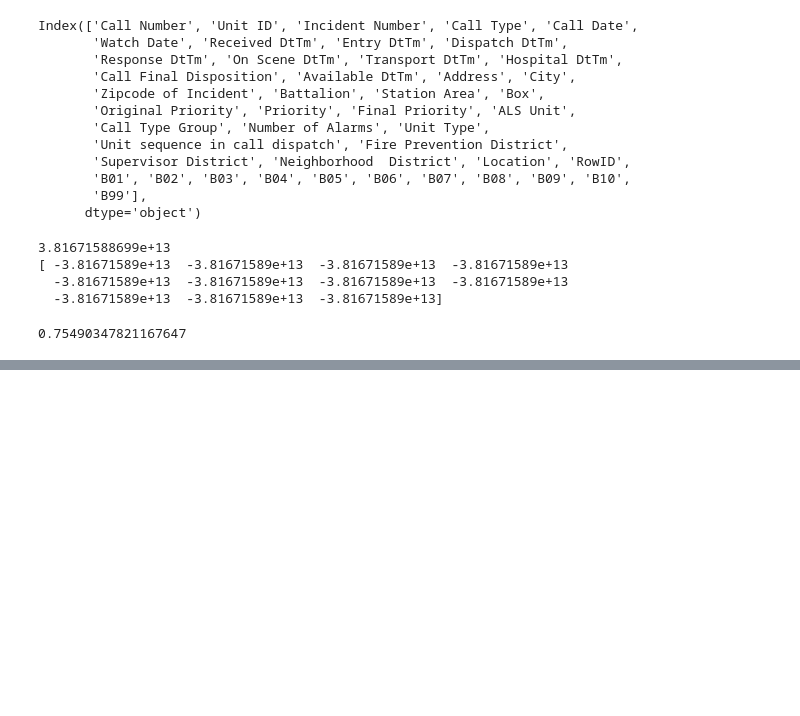
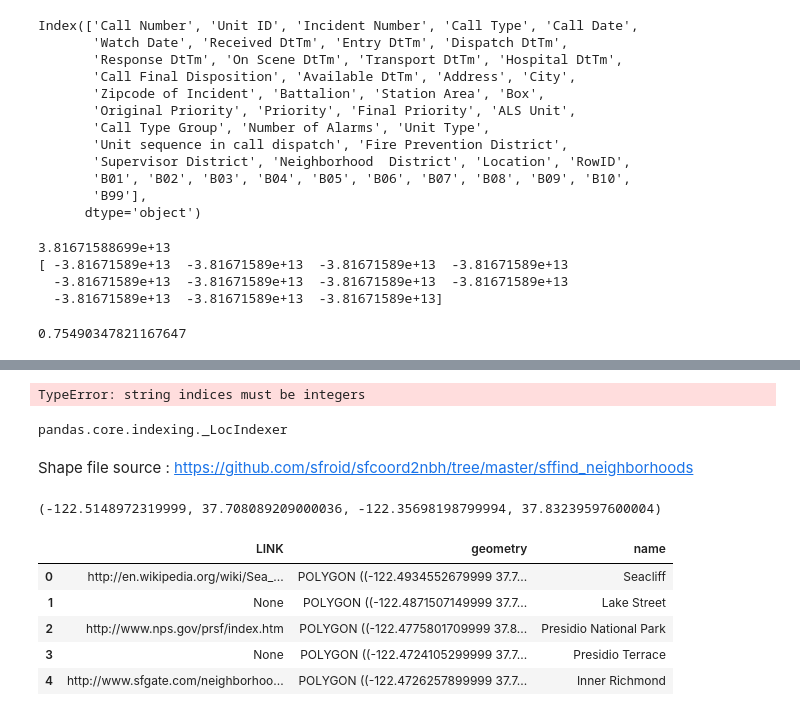
Before and after one commit to nikitaAD/Fire-Incidents-Analysis-Modeling, a Jupyter notebook: Analysis-and-Modeling-of-SFFD-calls.ipynb, the cells around one changed output, grey strips where cells are left out. Drawn from its saved outputs; the diff is of its cells as text; code cells hidden in the pictures; blank space fills up the shorter version.

```diff
--- a/Analysis-and-Modeling-of-SFFD-calls.ipynb
+++ b/Analysis-and-Modeling-of-SFFD-calls.ipynb
@@ -291,0 +298,14 @@ model.score(X, y)
+# %%
+# Verify if address is valid in Google's system
+lat = []
+long = []
+for row in df:
+    if row['Call Type'] == "Structure Fire":
+        try:
+            results  = Geocoder.geocode(row['Address'])
+            (lat, long) = results.coordinates
+            time.sleep(1)
+        except GeocoderError:
+            (lat, long) = (0.0, 0.0)
+# %% [output]
+TypeError: string indices must be integers
@@ -291,0 +314,39 @@ model.score(X, y)
+# %%
+type(call_zipcode)
+# %% [output]
+pandas.core.indexing._LocIndexer
+# %% [markdown]
+Shape file source : https://github.com/sfroid/sfcoord2nbh/tree/master/sffind_neighborhoods
+# %%
+from mpl_toolkits.basemap import Basemap
+import fiona
+from shapely.geometry import shape, mapping
+from pyproj import Proj, transform
+from itertools import chain
+from fiona.crs import from_epsg
+import geopandas as gp
+
+shapefile="/Users/nikita/Documents/DS-SF-30/final-project/datasets/sf_neighborhoods/SFFind_Neighborhoods.shp"
+shp = fiona.open(shapefile)
+bds = shp.bounds
+print (bds)
+
+shp.close()
+extra = 0.01
+ll = (bds[0], bds[1])
+ur = (bds[2], bds[3])
+coords = list(chain(ll, ur))
+w, h = coords[2] - coords[0], coords[3] - coords[1]
+# %% [output]
+(-122.5148972319999, 37.708089209000036, -122.35698198799994, 37.83239597600004)
+# %%
+neighborhoods = gp.GeoDataFrame.from_file(
+    '/Users/nikita/Documents/DS-SF-30/final-project/datasets/sf_neighborhoods/SFFind_Neighborhoods.shp')
+neighborhoods.head()
+# %% [output]
+|  | LINK | geometry | name |
+| 0 | http://en.wikipedia.org/wiki/Sea_... | POLYGON ((-122.4934552679999 37.7... | Seacliff |
+| 1 | None | POLYGON ((-122.4871507149999 37.7... | Lake Street |
+| 2 | http://www.nps.gov/prsf/index.htm | POLYGON ((-122.4775801709999 37.8... | Presidio National Park |
+| 3 | None | POLYGON ((-122.4724105299999 37.7... | Presidio Terrace |
+| 4 | http://www.sfgate.com/neighborhoo... | POLYGON ((-122.4726257899999 37.7... | Inner Richmond |
```
Also changed, not shown: parts of 8 cells of this notebook.
